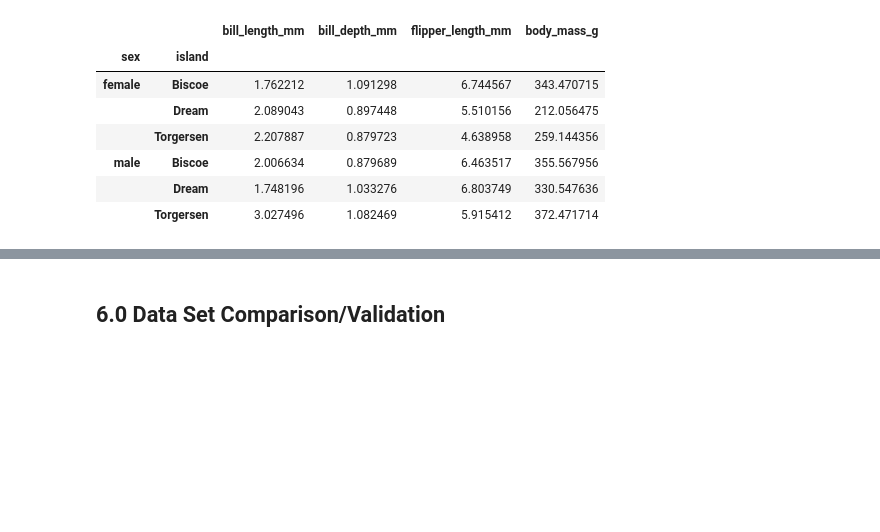
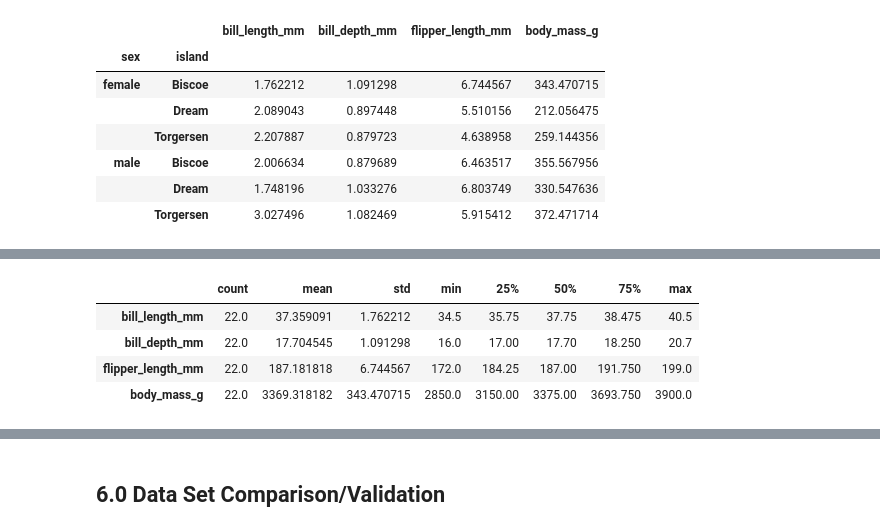
Before and after one commit to ssteffens/programming-data-analysis-project, a Jupyter notebook: project.ipynb, the cells around one changed output, grey strips where cells are left out. Cells and saved outputs as stored; diff of their text form; code cells hidden in the pictures; blank space fills up the shorter version.

```diff
--- a/project.ipynb
+++ b/project.ipynb
@@ -627,0 +699,8 @@ adelie.groupby(['sex', 'island']).std()
+# %%
+female_adelie_biscoe.describe().transpose()
+# %% [output]
+|  | count | mean | std | min | 25% | 50% | 75% | max |
+| bill_length_mm | 22.0 | 37.359091 | 1.762212 | 34.5 | 35.75 | 37.75 | 38.475 | 40.5 |
+| bill_depth_mm | 22.0 | 17.704545 | 1.091298 | 16.0 | 17.00 | 17.70 | 18.250 | 20.7 |
+| flipper_length_mm | 22.0 | 187.181818 | 6.744567 | 172.0 | 184.25 | 187.00 | 191.750 | 199.0 |
+| body_mass_g | 22.0 | 3369.318182 | 343.470715 | 2850.0 | 3150.00 | 3375.00 | 3693.750 | 3900.0 |
```
Also changed, not shown: parts of 24 cells of this notebook.
